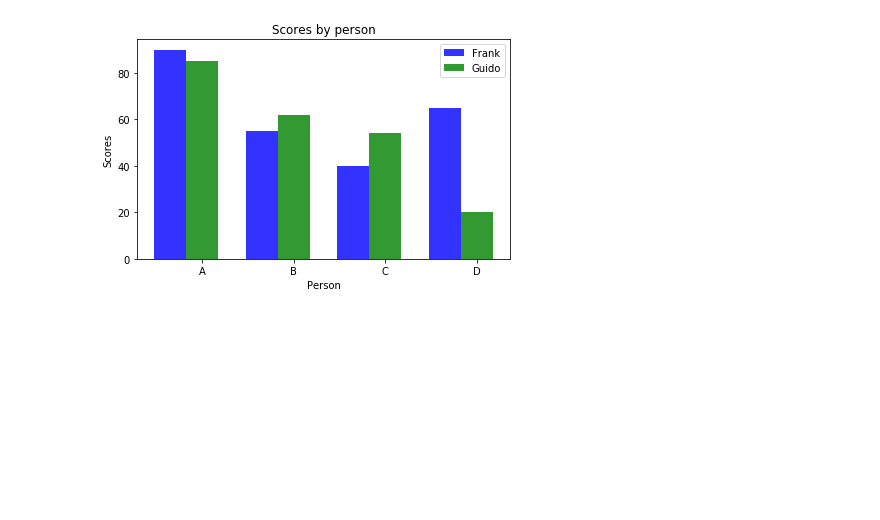
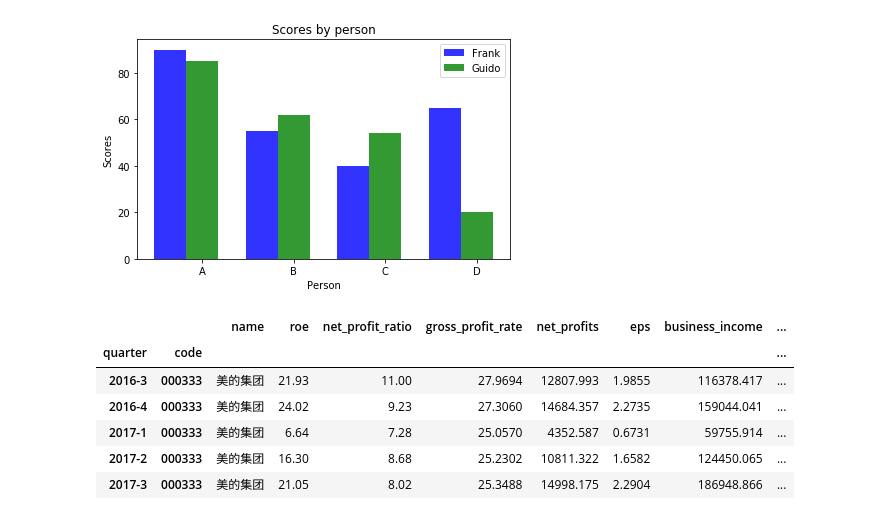
Before and after one commit to Junch/Nodejs, a Jupyter notebook: tushare/tushare_plot.ipynb, the cells around one changed output. Drawn from its saved outputs; the diff is of its cells as text; code cells hidden in the pictures; blank space fills up the shorter version.

```diff
--- a/tushare/tushare_plot.ipynb
+++ b/tushare/tushare_plot.ipynb
@@ -98,0 +102,10 @@ plt.show()
+# %%
+df333
+# %% [output]
+|  |  | name | roe | net_profit_ratio | gross_profit_rate | net_profits | eps | business_income | ... |
+| quarter | code |  |  |  |  |  |  |  | ... |
+| 2016-3 | 000333 | 美的集团 | 21.93 | 11.00 | 27.9694 | 12807.993 | 1.9855 | 116378.417 | ... |
+| 2016-4 | 000333 | 美的集团 | 24.02 | 9.23 | 27.3060 | 14684.357 | 2.2735 | 159044.041 | ... |
+| 2017-1 | 000333 | 美的集团 | 6.64 | 7.28 | 25.0570 | 4352.587 | 0.6731 | 59755.914 | ... |
+| 2017-2 | 000333 | 美的集团 | 16.30 | 8.68 | 25.2302 | 10811.322 | 1.6582 | 124450.065 | ... |
+| 2017-3 | 000333 | 美的集团 | 21.05 | 8.02 | 25.3488 | 14998.175 | 2.2904 | 186948.866 | ... |
```
Also changed, not shown: parts of 7 cells of this notebook.
